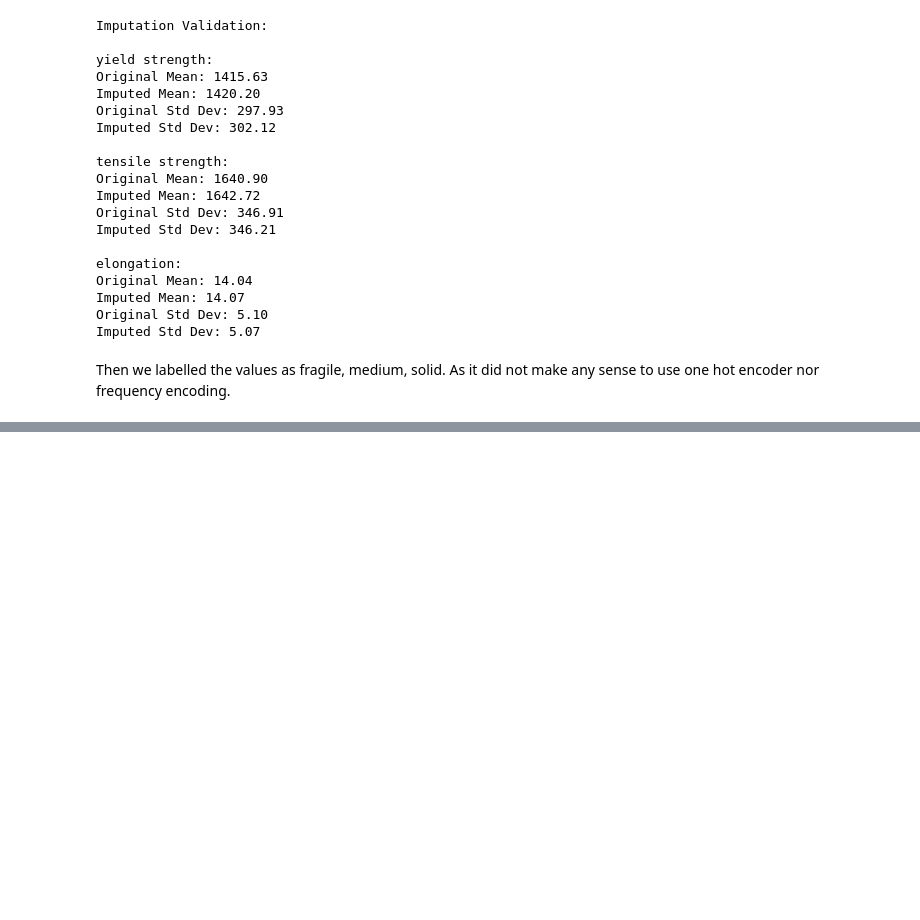
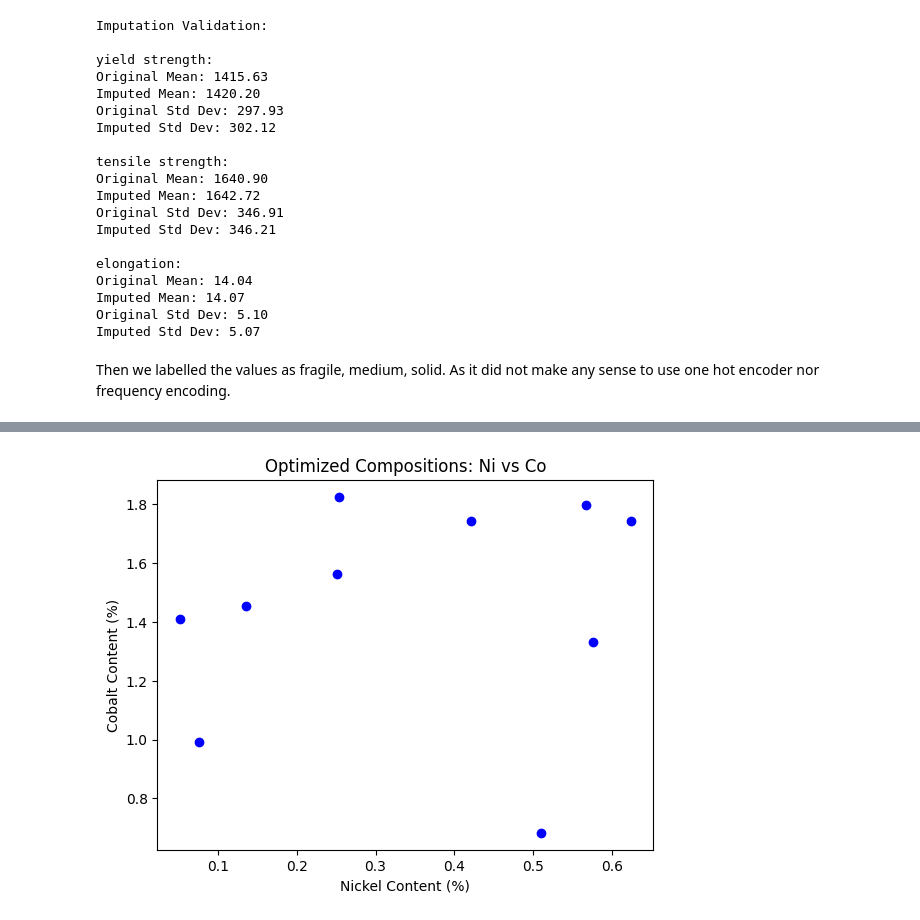
Before and after one commit to 01nietzsch/Challenge-2024-2025, a Jupyter notebook: Summary of All done so Far/full_task.ipynb, the cells around one changed output, grey strips where cells are left out. Saved outputs shown, nothing was run; the diff lists cells and outputs as text; code cells hidden in the pictures; blank space fills up the shorter version.

```diff
--- a/Summary of All done so Far/full_task.ipynb
+++ b/Summary of All done so Far/full_task.ipynb
@@ -478,0 +623,92 @@ data.to_excel(output_file, index=False)
+# %%
+# Load pre-trained models
+tensile_regressor = joblib.load("tensile_strength_regressor.pkl")
+yield_regressor = joblib.load("yield_strength_regressor.pkl")
+elongation_classifier = joblib.load("elongation_classifier.pkl")
+
+# Define the bounds for each element (in weight %)
+bounds = {
+    "fe": (50, 95),  # Iron (essential in steel)
+    "c": (0, 2),     # Carbon
+    "mn": (0, 10),   # Manganese
+    "ni": (0, 5),    # Nickel (minimize)
+    "co": (0, 2),    # Cobalt (minimize)
+    "cr": (0, 15),   # Chromium
+    "mo": (0, 5),    # Molybdenum
+    "v": (0, 2),     # Vanadium
+    "n": (0, 0.5),   # Nitrogen
+    "nb": (0, 2),    # Niobium
+    "w": (0, 5),     # Tungsten
+    "al": (0, 2),    # Aluminum
+    "ti": (0, 2),    # Titanium
+    "si": (0, 5),    # Silicon
+}
+
+def generate_compositions(bounds, n_samples=1000):
+    compositions = []
+    for _ in range(n_samples):
+        comp = {element: random.uniform(*bounds[element]) for element in bounds}
+        # Scale to ensure the sum is 100%
+        total = sum(comp.values())
+        for element in comp:
+            comp[element] = comp[element] / total * 100
+        compositions.append(comp)
+    return pd.DataFrame(compositions)
+
+candidates = generate_compositions(bounds, n_samples=1000)
+
+# Reorder columns so that they're the same as the excel file
+feature_order = ['fe', 'c', 'mn', 'si', 'cr', 'ni', 'mo', 'v', 'n', 'nb', 'co', 'w', 'al', 'ti']
+candidates = candidates[feature_order]
+
+# Predict outputs
+candidates["tensile_strength"] = tensile_regressor.predict(candidates[feature_order])
+candidates["yield_strength"] = yield_regressor.predict(candidates[feature_order])
+candidates["elongation_class"] = elongation_classifier.predict(candidates[feature_order])
+
+print("Number of candidates before filtering:", len(candidates))
+#print(candidates[["tensile_strength", "yield_strength", "elongation_class"]].head(20))
+#print(candidates.head(20))
+
+# Filter valid candidates
+filtered_candidates = candidates[
+    (candidates["tensile_strength"] >= 2000) &
+    (candidates["yield_strength"] >= 1500) &
+    (candidates["elongation_class"].isin(["Medium", "Strong"])) &
+    (candidates["ni"] <= 2) &
+    (candidates["co"] <= 2)
+]
+print("Number of candidates after filtering:", len(filtered_candidates))
+
+# Select and display the top candidates
+optimized_candidates = filtered_candidates.sort_values(["ni", "co"]).head(10)
+print("Optimized Candidates:")
+print(optimized_candidates)
+
+# Plot Ni vs. Co for optimized candidates
+plt.scatter(optimized_candidates["ni"], optimized_candidates["co"], c="blue")
+plt.xlabel("Nickel Content (%)")
+plt.ylabel("Cobalt Content (%)")
+plt.title("Optimized Compositions: Ni vs Co")
+plt.show()
+
+# Plot 1: Nickel (Ni) vs. Strengths
+plt.figure(figsize=(10, 6))
+plt.scatter(filtered_candidates["ni"], filtered_candidates["tensile_strength"], color="red", label="Tensile Strength")
+plt.scatter(filtered_candidates["ni"], filtered_candidates["yield_strength"], color="green", label="Yield Strength")
+plt.xlabel("Nickel Content (%)")
+plt.ylabel("Strength (MPa)")
+plt.title("Nickel Content vs. Predicted Strengths")
+plt.legend()
+plt.show()
+
+# Plot 2: Cobalt (Co) vs. Strengths
+plt.figure(figsize=(10, 6))
+plt.scatter(filtered_candidates["co"], filtered_candidates["tensile_strength"], color="red", label="Tensile Strength")
+plt.scatter(filtered_candidates["co"], filtered_candidates["yield_strength"], color="green", label="Yield Strength")
+plt.xlabel("Cobalt Content (%)")
+plt.ylabel("Strength (MPa)")
+plt.title("Cobalt Content vs. Predicted Strengths")
+plt.legend()
+plt.show()
+# %% [output]
@@ -478,0 +732 @@ data.to_excel(output_file, index=False)
+[figure, added]
```
Also changed, not shown: parts of 17 cells of this notebook.
